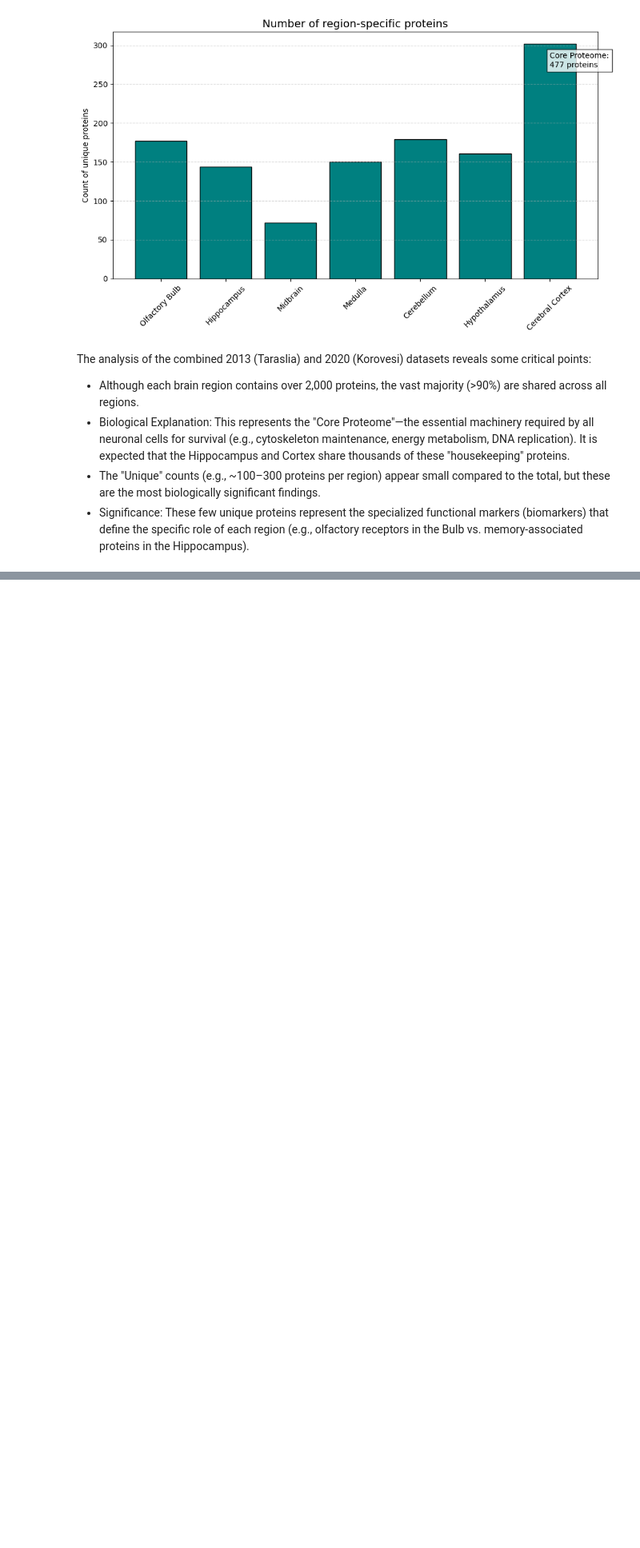
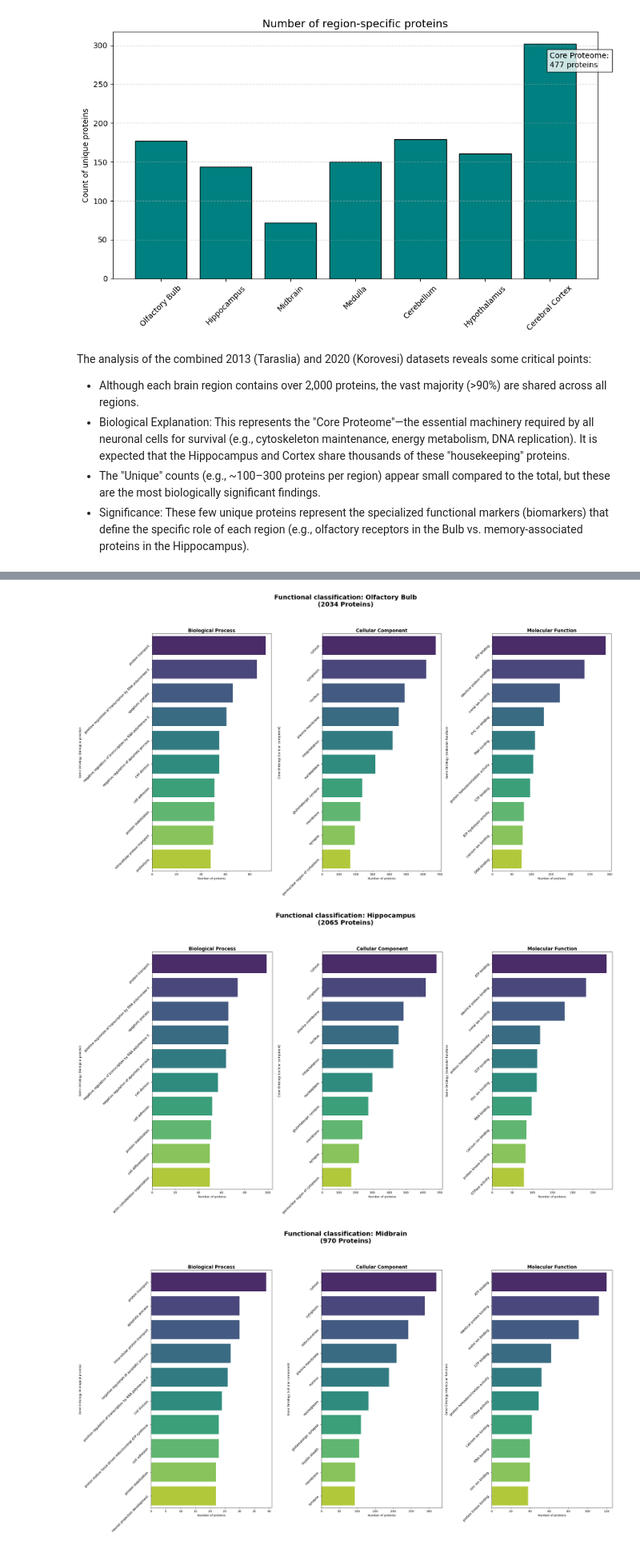
Before and after one commit to ikotsov/proteomic-analysis, a Jupyter notebook: notebooks/data_exploration.ipynb, the cells around one changed output, grey strips where cells are left out. Shown at 80% size. Drawn from its saved outputs; the diff is of its cells as text; code cells hidden in the pictures; blank space fills up the shorter version.

Commit message:
Refactor GO annotation columns in data exploration

```diff
--- a/notebooks/data_exploration.ipynb
+++ b/notebooks/data_exploration.ipynb
@@ -770,0 +773,56 @@ The analysis of the combined 2013 (Taraslia) and 2020 (Korovesi) datasets reveal
+# %%
+import os
+
+output_dir = '../data/functional_plots'
+os.makedirs(output_dir, exist_ok=True)
+
+# Define categories based on the UniProt table columns
+categories = {
+    'Gene Ontology (biological process)': 'Biological Process',
+    'Gene Ontology (cellular component)': 'Cellular Component',
+    'Gene Ontology (molecular function)': 'Molecular Function'
+}
+
+for abbrev, full_name in region_abbreviation_to_name.items():
+    if full_name not in combined_brain_data:
+        continue
+
+    # Get the unique UniProt IDs for this region
+    protein_ids = combined_brain_data[full_name]
+
+    # Filter the UniProt reference data
+    region_df = df_uniprot[df_uniprot['Entry'].isin(protein_ids)]
+
+    fig, axes = plt.subplots(1, 3, figsize=(26, 14))
+    fig.suptitle(f"Functional classification: {full_name}\n({len(protein_ids)} Proteins)",
+                 fontsize=22, fontweight='bold', y=1.05)
+
+    for i, (col, title) in enumerate(categories.items()):
+        # Split multiple terms, explode to rows, and remove [GO:xxxxxx]
+        counts = (region_df[col]
+                  .dropna()
+                  .str.split('; ')
+                  .explode()
+                  .str.replace(r' \[GO:\d+\]', '', regex=True)
+                  .value_counts()
+                  .head(10))
+
+        if not counts.empty:
+            sns.barplot(x=counts.values, y=counts.index, ax=axes[i], palette="viridis", hue=counts.index, legend=False)
+            axes[i].set_title(title, fontsize=16, fontweight='bold')
+            axes[i].set_xlabel("Number of proteins")
+
+            axes[i].tick_params(axis='y', rotation=45)
+            axes[i].tick_params(axis='y', labelsize=11)
+        else:
+            axes[i].text(0.5, 0.5, "No data", ha='center', va='center')
+
+    filename = f"functional_{full_name.replace(' ', '_').lower()}.png"
+    plt.savefig(os.path.join(output_dir, filename), bbox_inches='tight', dpi=300)
+
+    plt.tight_layout()
+    plt.show()
+# %% [output]
+[figure, added]
+[figure, added]
+[figure, added]
```
Also changed, not shown: parts of 6 cells of this notebook.
